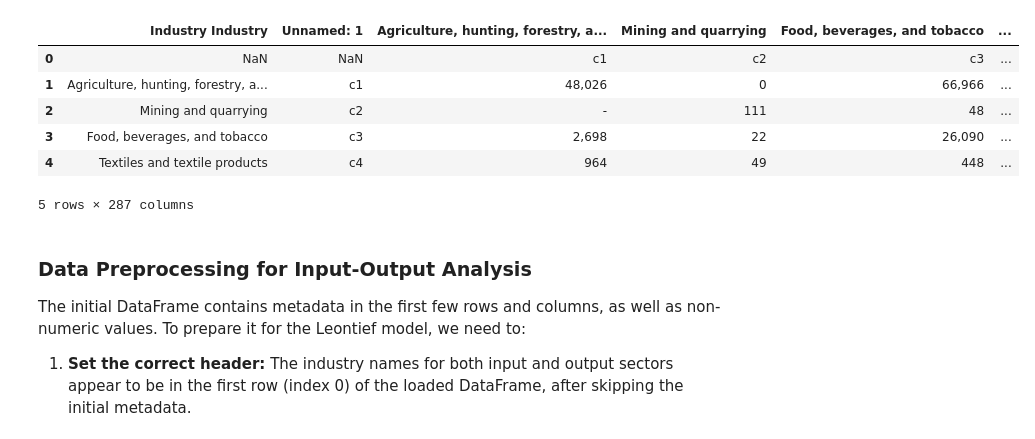
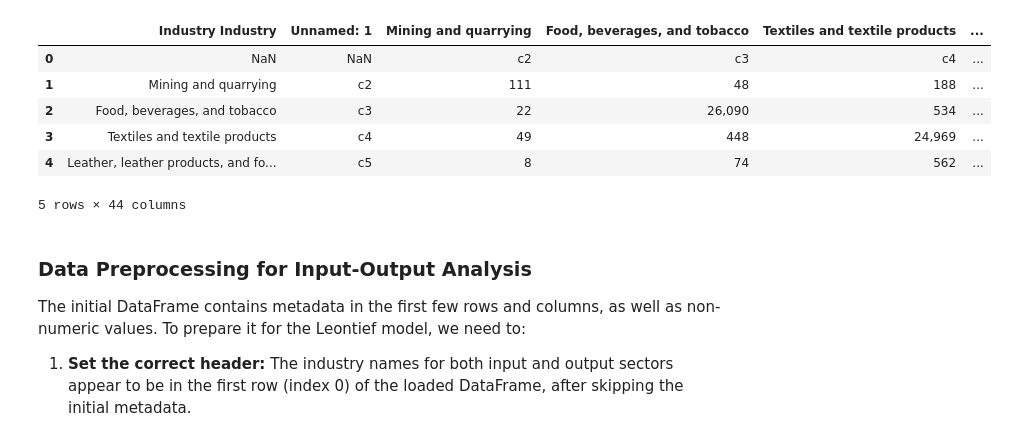
Before and after one commit to rka0285058-afk/Economic_Loss, a Jupyter notebook: Economic_Loss.ipynb, the cells around one changed output. Saved outputs shown, nothing was run; the diff lists cells and outputs as text; code cells hidden in the pictures.

```diff
--- a/Economic_Loss.ipynb
+++ b/Economic_Loss.ipynb
@@ -8,7 +8,7 @@ Mounted at /content/drive
 # %%
 import pandas as pd
 
-file_path = '/content/drive/MyDrive/Software/Input Output Analysis - Final.csv'
+file_path = '/content/drive/MyDrive/Software/AO1.csv'
 try:
     df = pd.read_csv(file_path)
     print(f"Successfully loaded data from {file_path}.")
@@ -22,10 +22,10 @@ Successfully loaded data from /content/drive/MyDrive/Software/Input Output Analy
-|  | Industry Industry | Unnamed: 1 | Agriculture, hunting, forestry, a... | Mining and quarrying | Food, beverages, and tobacco | ... |
-| 0 | NaN | NaN | c1 | c2 | c3 | ... |
-| 1 | Agriculture, hunting, forestry, a... | c1 | 48,026 | 0 | 66,966 | ... |
-| 2 | Mining and quarrying | c2 | - | 111 | 48 | ... |
-| 3 | Food, beverages, and tobacco | c3 | 2,698 | 22 | 26,090 | ... |
-| 4 | Textiles and textile products | c4 | 964 | 49 | 448 | ... |
+|  | Industry Industry | Unnamed: 1 | Mining and quarrying | Food, beverages, and tobacco | Textiles and textile products | ... |
+| 0 | NaN | NaN | c2 | c3 | c4 | ... |
+| 1 | Mining and quarrying | c2 | 111 | 48 | 188 | ... |
+| 2 | Food, beverages, and tobacco | c3 | 22 | 26,090 | 534 | ... |
+| 3 | Textiles and textile products | c4 | 49 | 448 | 24,969 | ... |
+| 4 | Leather, leather products, and fo... | c5 | 8 | 74 | 562 | ... |
-5 rows × 287 columns
+5 rows × 44 columns
 # %% [markdown]
 ### Data Preprocessing for Input-Output Analysis
 
```
Also changed, not shown: parts of 13 cells of this notebook.
